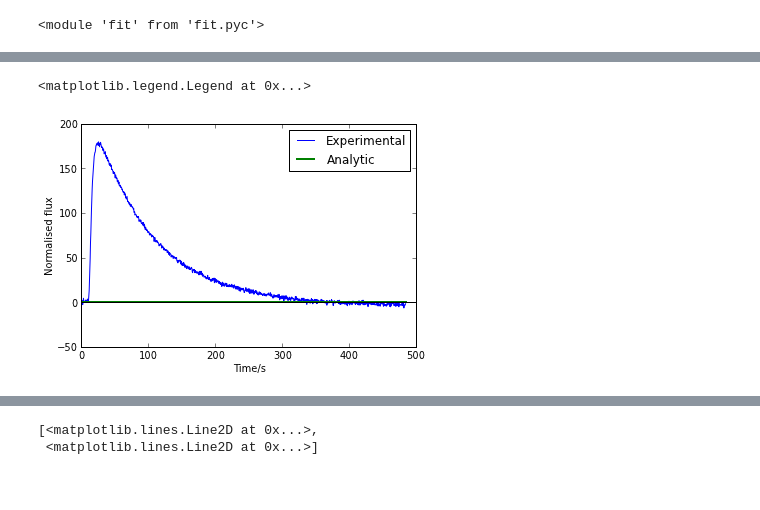
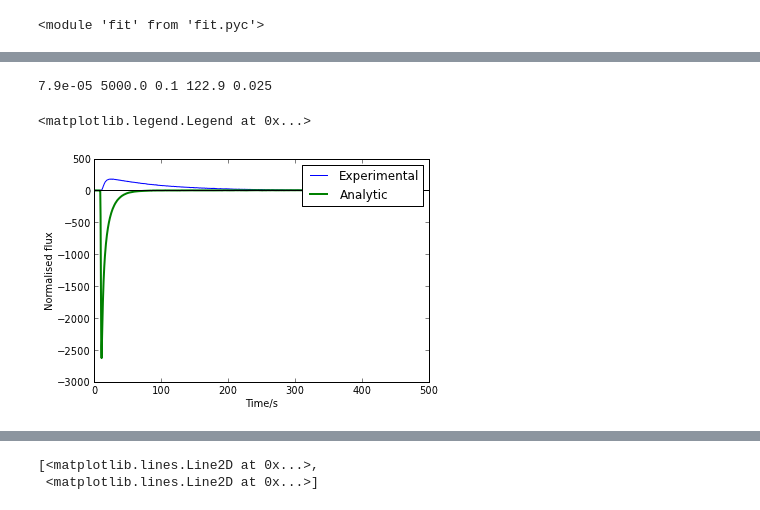
Before and after one commit to alchemyst/identification, a Jupyter notebook: Analytic solution.ipynb, the cells around one changed output, grey strips where cells are left out. Drawn from its saved outputs; the diff is of its cells as text; code cells hidden in the pictures.

Commit message:
Improved numerics, still getting strange results with realistic parameter values

```diff
--- a/Analytic solution.ipynb
+++ b/Analytic solution.ipynb
@@ -41,8 +41,9 @@ reload(fit)
 <module 'fit' from 'fit.pyc'>
 # %%
 experiment={'Length/mm': '25'}
-material={'alpha': '79',
+material={'alpha': '79e-6',
           'k': '122.9'}
 
-model = fit_heat.analytic_convec(response, experiment, material, h=5000.0)
-model.L = 10
+models = [fit_heat.analytic_zero(response, experiment, material),
+         fit_heat.analytic_convec(response, experiment, material, h=5000.0)]
+#model.L = 10
@@ -55,0 +50,4 @@ Fitting
+# %%
+for model in models:
+    model.fit()
+    plot(model.fluxkernel(model.parameters))
@@ -56,15 +57,16 @@ Fitting
 # %%
 predictedy = model.predictedresponse()
 plot(response.t, response.y)
-plot(response.t, predictedy*1e3, linewidth=2)
+plot(response.t, predictedy, linewidth=2)
 axhline(0, color='black')
 xlabel('Time/s')
 ylabel('Normalised flux')
 legend(['Experimental', 'Analytic'])
 #ylim([0, 0.00012])
 # %% [output]
-<matplotlib.legend.Legend at 0x...>
+7.9e-05 5000.0 0.1 122.9 0.025
+<matplotlib.legend.Legend at 0x...>
-[figure, old version]
+[figure, new version]
 # %%
 response.plotresponse()
 # %% [output]
```
Also changed, not shown: parts of 9 cells of this notebook, 1 other file.
